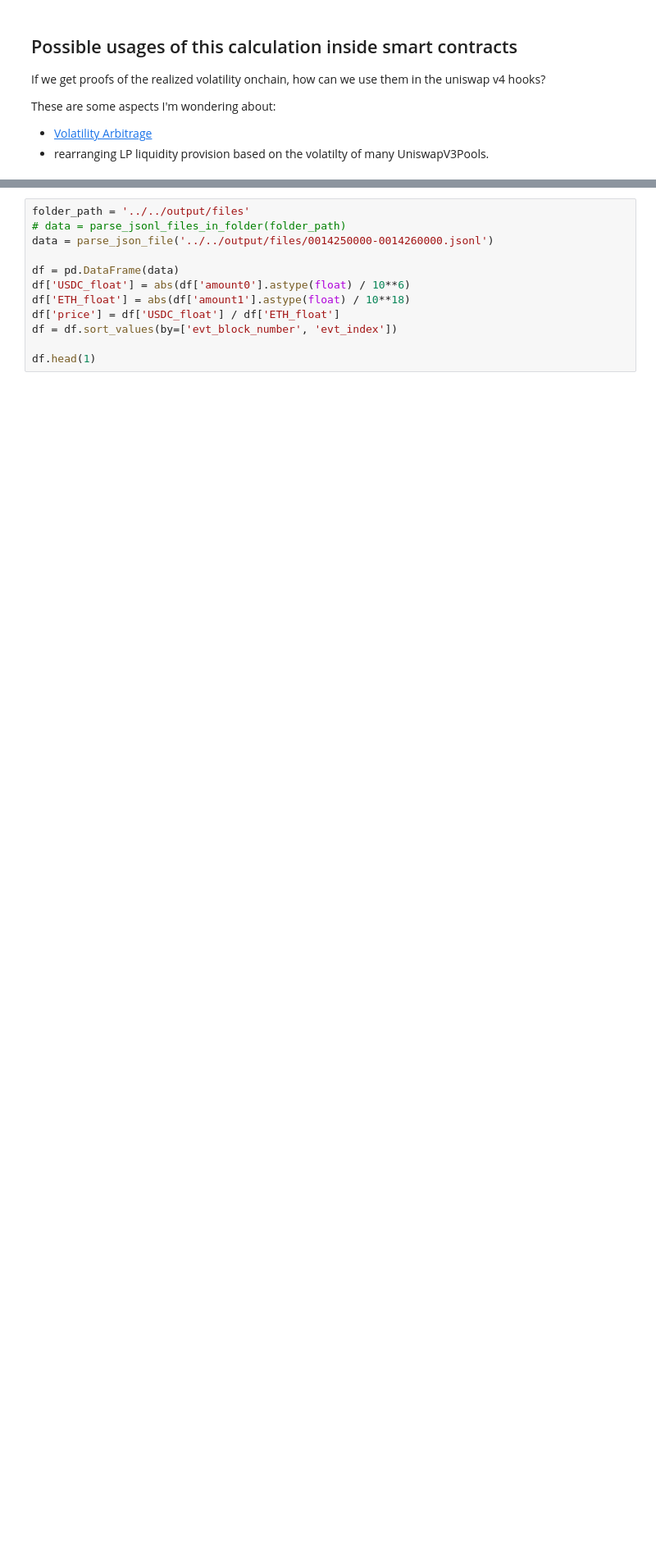
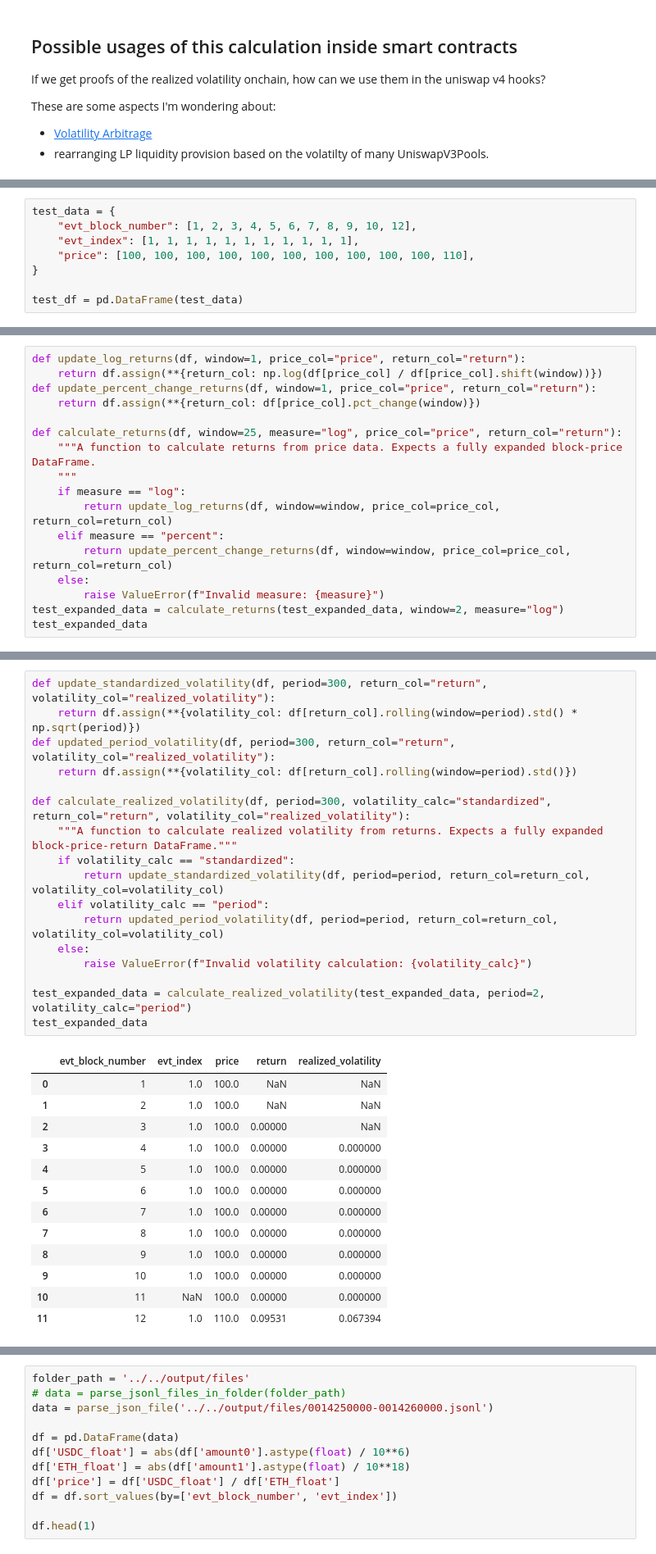
Before and after one commit to semiotic-ai/realized_volatility_substream, a Jupyter notebook: notebooks/notebooks/notes-denver.ipynb, the cells around one changed output, grey strips where cells are left out. Shown at 82% size. Cells and saved outputs as stored; diff of their text form; blank space fills up the shorter version.

Commit message:
refactor: utliize modular calculation methods

```diff
--- a/notebooks/notebooks/notes-denver.ipynb
+++ b/notebooks/notebooks/notes-denver.ipynb
@@ -285,0 +302,8 @@ We will iteratively build on the complexity of our volatility calculation to ach
+# %%
+test_data = {
+    "evt_block_number": [1, 2, 3, 4, 5, 6, 7, 8, 9, 10, 12],
+    "evt_index": [1, 1, 1, 1, 1, 1, 1, 1, 1, 1, 1],
+    "price": [100, 100, 100, 100, 100, 100, 100, 100, 100, 100, 110],
+}
+
+test_df = pd.DataFrame(test_data)
@@ -285,0 +346,17 @@ We will iteratively build on the complexity of our volatility calculation to ach
+# %%
+def update_log_returns(df, window=1, price_col="price", return_col="return"):
+    return df.assign(**{return_col: np.log(df[price_col] / df[price_col].shift(window))})
+def update_percent_change_returns(df, window=1, price_col="price", return_col="return"):
+    return df.assign(**{return_col: df[price_col].pct_change(window)})
+
+def calculate_returns(df, window=25, measure="log", price_col="price", return_col="return"):
+    """A function to calculate returns from price data. Expects a fully expanded block-price DataFrame.
+    """
+    if measure == "log":
+        return update_log_returns(df, window=window, price_col=price_col, return_col=return_col)
+    elif measure == "percent":
+        return update_percent_change_returns(df, window=window, price_col=price_col, return_col=return_col)
+    else:
+        raise ValueError(f"Invalid measure: {measure}")
+test_expanded_data = calculate_returns(test_expanded_data, window=2, measure="log")
+test_expanded_data
@@ -285,0 +377,31 @@ We will iteratively build on the complexity of our volatility calculation to ach
+# %%
+def update_standardized_volatility(df, period=300, return_col="return", volatility_col="realized_volatility"):
+    return df.assign(**{volatility_col: df[return_col].rolling(window=period).std() * np.sqrt(period)})
+def updated_period_volatility(df, period=300, return_col="return", volatility_col="realized_volatility"):
+    return df.assign(**{volatility_col: df[return_col].rolling(window=period).std()})
+
+def calculate_realized_volatility(df, period=300, volatility_calc="standardized", return_col="return", volatility_col="realized_volatility"):
+    """A function to calculate realized volatility from returns. Expects a fully expanded block-price-return DataFrame."""
+    if volatility_calc == "standardized":
+        return update_standardized_volatility(df, period=period, return_col=return_col, volatility_col=volatility_col)
+    elif volatility_calc == "period":
+        return updated_period_volatility(df, period=period, return_col=return_col, volatility_col=volatility_col)
+    else:
+        raise ValueError(f"Invalid volatility calculation: {volatility_calc}")
+
+test_expanded_data = calculate_realized_volatility(test_expanded_data, period=2, volatility_calc="period")
+test_expanded_data
+# %% [output]
+|  | evt_block_number | evt_index | price | return | realized_volatility |
+| 0 | 1 | 1.0 | 100.0 | NaN | NaN |
+| 1 | 2 | 1.0 | 100.0 | NaN | NaN |
+| 2 | 3 | 1.0 | 100.0 | 0.00000 | NaN |
+| 3 | 4 | 1.0 | 100.0 | 0.00000 | 0.000000 |
+| 4 | 5 | 1.0 | 100.0 | 0.00000 | 0.000000 |
+| 5 | 6 | 1.0 | 100.0 | 0.00000 | 0.000000 |
+| 6 | 7 | 1.0 | 100.0 | 0.00000 | 0.000000 |
+| 7 | 8 | 1.0 | 100.0 | 0.00000 | 0.000000 |
+| 8 | 9 | 1.0 | 100.0 | 0.00000 | 0.000000 |
+| 9 | 10 | 1.0 | 100.0 | 0.00000 | 0.000000 |
+| 10 | 11 | NaN | 100.0 | 0.00000 | 0.000000 |
+| 11 | 12 | 1.0 | 110.0 | 0.09531 | 0.067394 |
```
Also changed, not shown: parts of 6 cells of this notebook.
